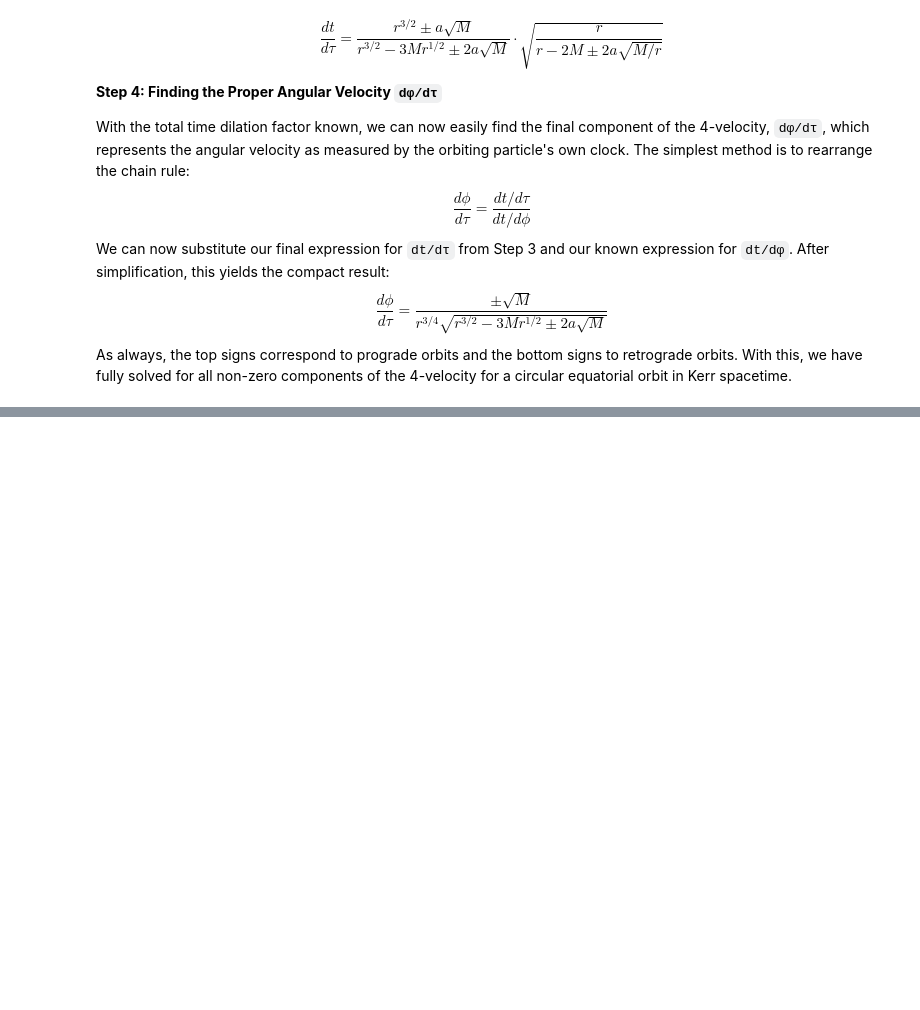
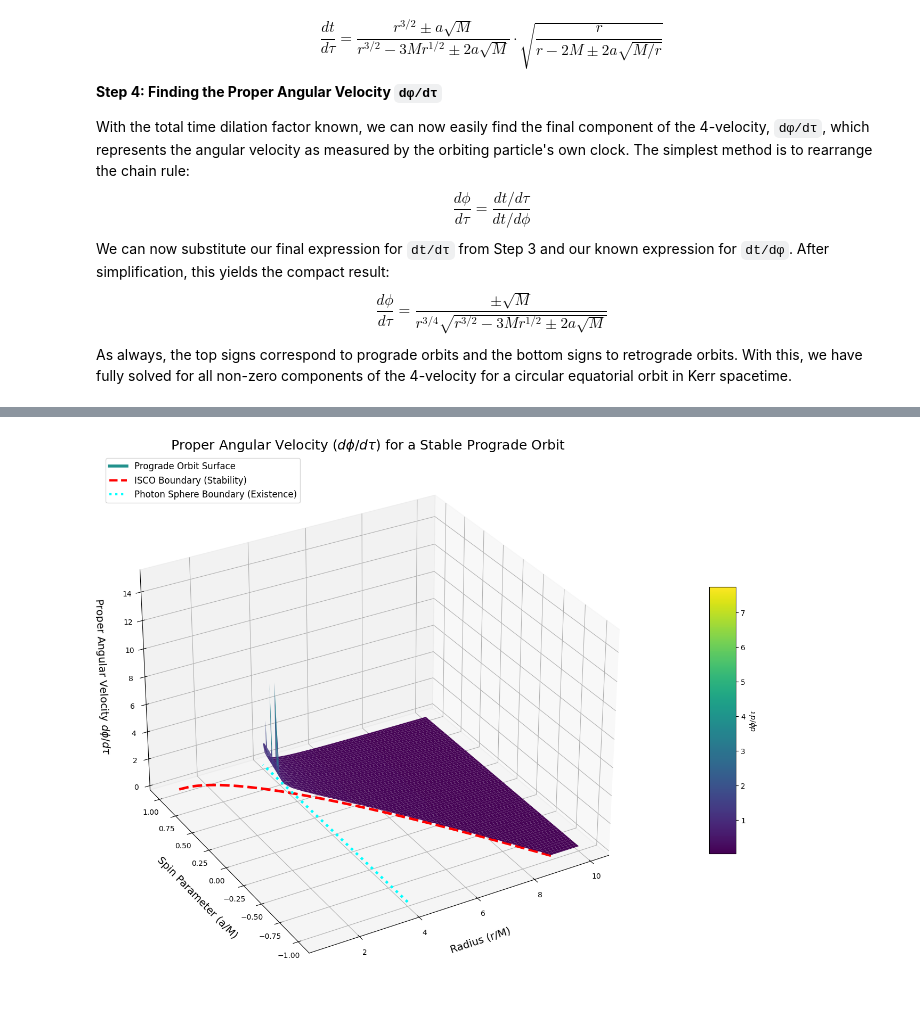
Before and after one commit to Moone02/Research_2025, a Jupyter notebook: analytic_orbits.ipynb, the cells around one changed output, grey strips where cells are left out. Saved outputs shown, nothing was run; the diff lists cells and outputs as text; code cells hidden in the pictures; blank space fills up the shorter version.

```diff
--- a/analytic_orbits.ipynb
+++ b/analytic_orbits.ipynb
@@ -203,0 +174,87 @@ plt.show()
+# %%
+import numpy as np
+import matplotlib.pyplot as plt
+from mpl_toolkits.mplot3d import Axes3D
+from matplotlib.lines import Line2D
+
+# --- 1. The ISCO boundary function (already correct) ---
+def calculate_prograde_particle_isco(a, M=1.0):
+    a_norm_abs = np.abs(a / M)
+    Z1 = 1 + (1 - a_norm_abs**2)**(1/3) * ((1 + a_norm_abs)**(1/3) + (1 - a_norm_abs)**(1/3))
+    Z2 = np.sqrt(3 * a_norm_abs**2 + Z1**2)
+    r_isco = M * (3 + Z2 - np.sign(a) * np.sqrt((3 - Z1) * (3 + Z1 + 2 * Z2)))
+    return r_isco
+
+# --- 2. NEW: A function for the Photon Sphere boundary ---
+def calculate_photon_sphere_radius(a, M=1.0):
+    """
+    Calculates the radius of the prograde photon sphere.
+    """
+    # The formula for the prograde photon sphere is:
+    r_ph = 2 * M * (1 + np.cos(2/3 * np.arccos(-a / M)))
+    return r_ph
+
+# --- 3. The u_phi function (already correct) ---
+def calculate_u_phi(r, a, M=1.0):
+    """
+    Calculates the PROGRADE proper angular velocity (u^phi).
+    """
+    numerator = np.sqrt(M)
+    denominator_sqrt_term = r**1.5 - 3 * M * r**0.5 - 2 * a * np.sqrt(M)
+    denominator_sqrt_term[denominator_sqrt_term <= 0] = np.nan
+    denominator = r**0.75 * np.sqrt(denominator_sqrt_term)
+    u_phi = numerator / denominator
+    return u_phi
+
+# --- 4. Set up the data grid for the plot ---
+r_vals = np.linspace(1, 10, 400)
+a_vals = np.linspace(-1, 1, 400)
+R, A = np.meshgrid(r_vals, a_vals)
+
+# --- 5. Calculate the Z values (u_phi) ---
+# This calculation implicitly applies the photon sphere boundary condition.
+U_phi_prograde = calculate_u_phi(R, A)
+
+# --- 6. Apply the ISCO Stability Condition ---
+# This applies the *second* condition for stability.
+ISCO_boundary = calculate_prograde_particle_isco(A)
+U_phi_prograde[R < ISCO_boundary] = np.nan
+
+# --- 7. Create the 3D Plot ---
+fig = plt.figure(figsize=(18, 13))
+ax = fig.add_subplot(111, projection='3d')
+
+# Plot the main surface
+surf = ax.plot_surface(R, A, U_phi_prograde, cmap='viridis', rstride=5, cstride=5)
+
+# --- Plot the boundary lines on the floor of the plot ---
+z_min = 0 # Place lines directly on the z=0 plane
+# ISCO Boundary Line
+isco_line_r = calculate_prograde_particle_isco(a_vals)
+ax.plot(isco_line_r, a_vals, z_min, color='red', linewidth=3.5, linestyle='--', label='ISCO Boundary (Stability)')
+
+# Photon Sphere Boundary Line
+photon_sphere_line_r = calculate_photon_sphere_radius(A[0, :]) # Use a slice of 'a' values
+ax.plot(photon_sphere_line_r, a_vals, z_min, color='cyan', linewidth=3.5, linestyle=':', label='Photon Sphere (Existence)')
+
+
+# --- Finalize Plot Aesthetics ---
+ax.set_title(r'Proper Angular Velocity ($d\phi/d\tau$) for a Stable Prograde Orbit', fontsize=18)
+ax.set_xlabel(r'Radius (r/M)', fontsize=14, labelpad=15)
+ax.set_ylabel(r'Spin Parameter (a/M)', fontsize=14, labelpad=15)
+ax.set_zlabel(r'Proper Angular Velocity $d\phi/d\tau$', fontsize=14, labelpad=15)
+
+fig.colorbar(surf, shrink=0.5, aspect=10, pad=0.1, label=r'$d\phi/d\tau$')
+ax.view_init(elev=30, azim=-120)
+
+# Create a comprehensive legend
+legend_elements = [
+    Line2D([0], [0], color=plt.cm.viridis(0.5), lw=4, label='Prograde Orbit Surface'),
+    Line2D([0], [0], color='red', linestyle='--', lw=3, label='ISCO Boundary (Stability)'),
+    Line2D([0], [0], color='cyan', linestyle=':', lw=3, label='Photon Sphere Boundary (Existence)')
+]
+ax.legend(handles=legend_elements, loc='upper left', fontsize=12)
+
+plt.show()
+# %% [output]
+[figure, added]
```
Also changed, not shown: parts of 3 cells of this notebook, 4 other files.
